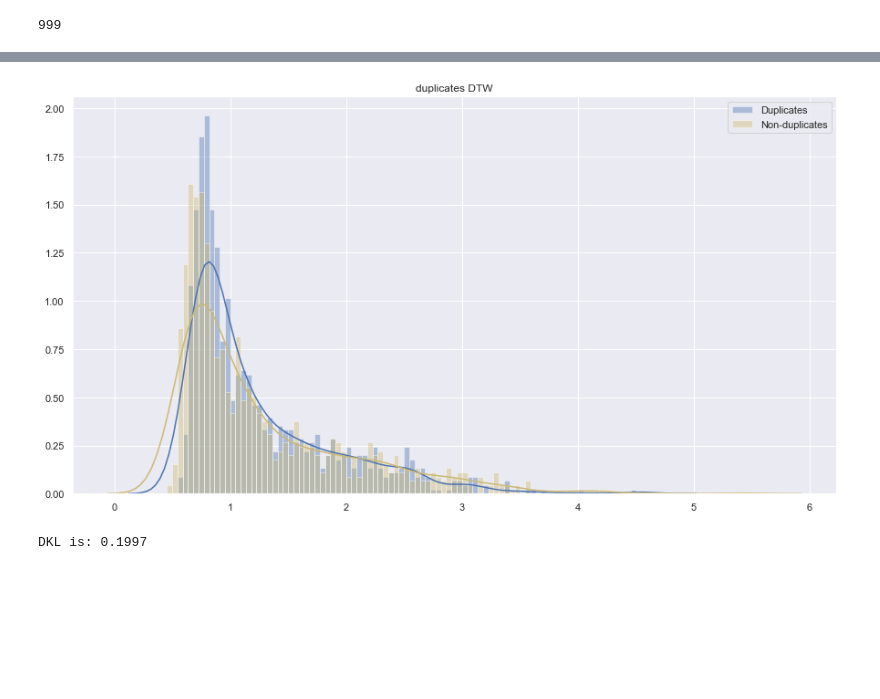
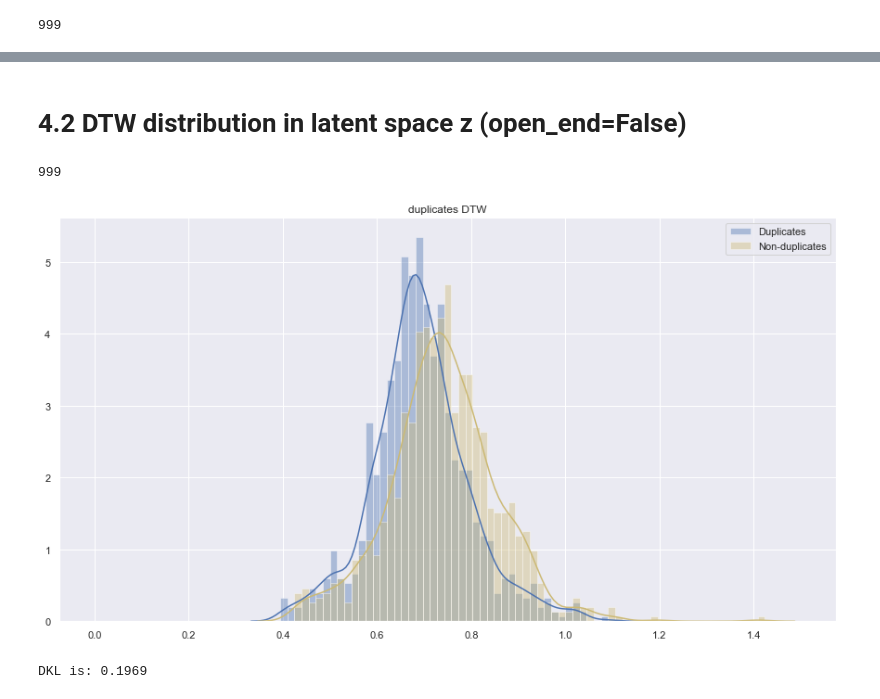
Before and after one commit to qdenisq/SpeechAcquisitionModel, a Jupyter notebook: src/dtw/prefix_identification_noELBO.ipynb, the cells around one changed output, grey strips where cells are left out. Cells and saved outputs as stored; diff of their text form; code cells hidden in the pictures; blank space fills up the shorter version.

```diff
--- a/src/dtw/prefix_identification_noELBO.ipynb
+++ b/src/dtw/prefix_identification_noELBO.ipynb
@@ -604,0 +643,16 @@ for i in range(n_mini_batch_size):
+# %%
+
+# initialize dist_lists
+
+duplicates_dtw_z = []
+non_duplicates_dtw_z = []
+
+for i in range(n_mini_batch_size):
+    print(i, end='\r')
+    x = z[i].squeeze()
+
+    y_duplicate = duplicates_z[i].squeeze()
+    duplicates_dtw_z.append(dtwalign.dtw(x, y_duplicate, dist=euclidean, open_end=False, dist_only=True).normalized_distance)
+
+    y_non_duplicate = non_duplicates_z[i].squeeze()
+    non_duplicates_dtw_z.append(dtwalign.dtw(x, y_non_duplicate, dist=euclidean, open_end=False, dist_only=True).normalized_distance)
@@ -726,23 +805,43 @@ for i in range(n_mini_batch_size):
+# %% [markdown]
+# 4.2 DTW distribution in latent space z (open_end=False)
+# %%
+
+# initialize dist_lists
+
+duplicates_dtw_z = []
+non_duplicates_dtw_z = []
+
+for i in range(n_mini_batch_size):
+    print(i, end='\r')
+    x = z[i].squeeze()
+
+    y_duplicate = duplicates_z[i].squeeze()
+    duplicates_dtw_z.append(dtwalign.dtw(x, y_duplicate, dist=euclidean, open_end=False, dist_only=True).normalized_distance)
+
+    y_non_duplicate = non_duplicates_z[i].squeeze()
+    non_duplicates_dtw_z.append(dtwalign.dtw(x, y_non_duplicate, dist=euclidean, open_end=False, dist_only=True).normalized_distance)
+# %% [output]
+999
 # %%
-bins = np.linspace(0, 4.5, 100)
+bins = np.linspace(0, 1.5, 100)
 fig, axes = plt.subplots(1, 1, figsize=(15,8))
 
 sns.distplot(duplicates_dtw_z, bins=bins, ax=axes, label="Duplicates")
 axes.title.set_text('duplicates DTW')
 
 sns.distplot(non_duplicates_dtw_z, bins=bins, color='y', ax=axes, label='Non-duplicates')
 axes.legend()
 # axes[1].title.set_text('non-duplicates DTW')
 plt.show()
 
 hist_dup, _ = np.histogram(duplicates_dtw_z, bins=bins)
 hist_dup = hist_dup / np.sum(hist_dup)
 
 hist_non_dup, _ = np.histogram(non_duplicates_dtw_z, bins=bins)
 hist_non_dup = hist_non_dup / np.sum(hist_non_dup)
 
 dkl = scipy.special.kl_div(hist_dup+1e-5, hist_non_dup+1e-5).sum()
 print(f"DKL is: {dkl:.4f}")
 # %% [output]
-[figure, old version]
+[figure, new version]
-DKL is: 0.1997
+DKL is: 0.1969
```
Also changed, not shown: parts of 32 cells of this notebook, 5 other files.
